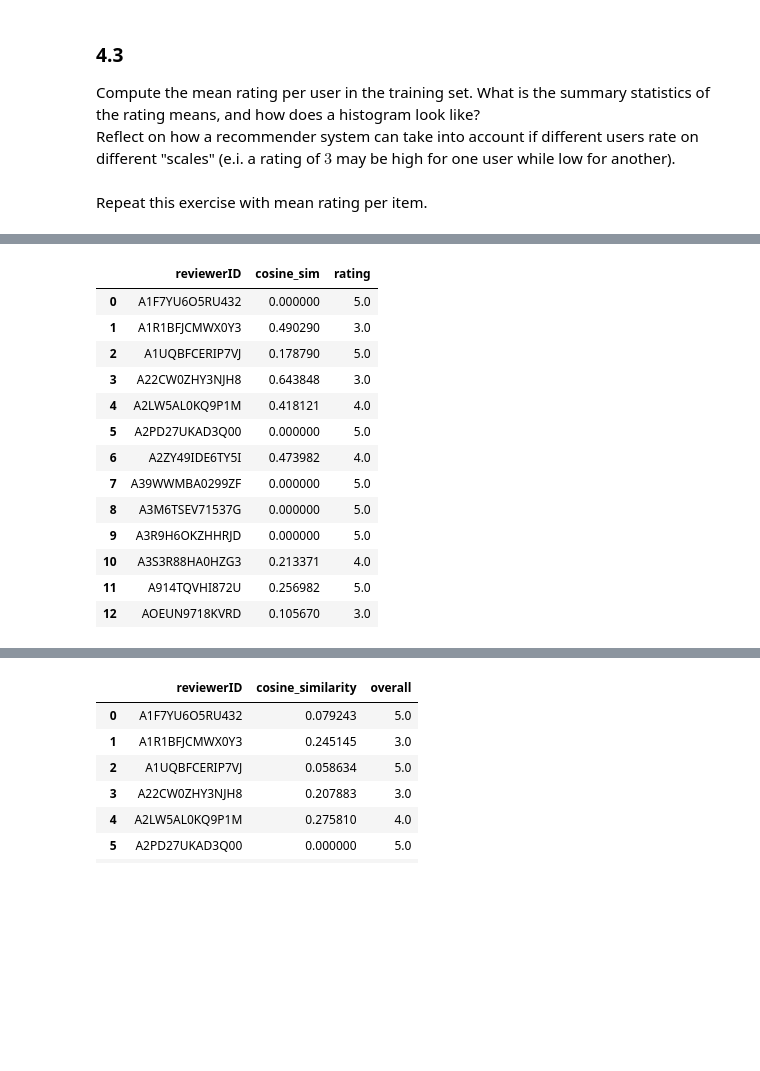
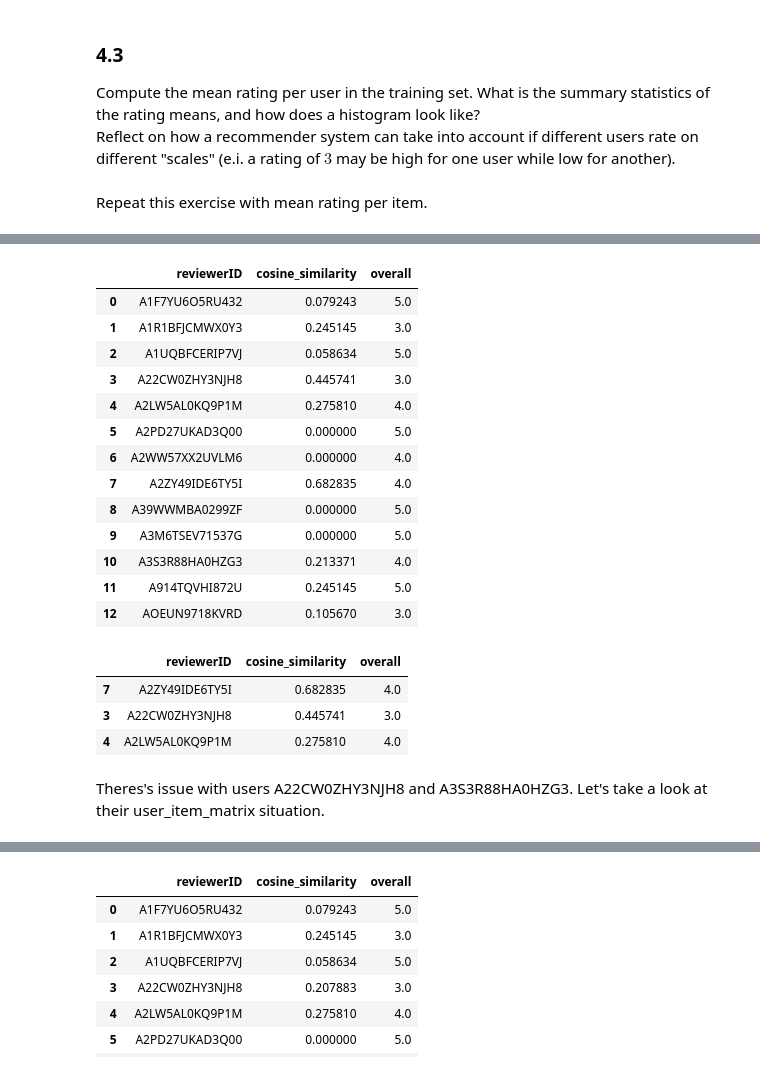
Before and after one commit to vlr112/WebScicence_FinalProject, a Jupyter notebook: labs/session_1/Session_1.ipynb, the cells around one changed output, grey strips where cells are left out. Saved outputs shown, nothing was run; the diff lists cells and outputs as text; code cells hidden in the pictures; blank space fills up the shorter version.

```diff
--- a/labs/session_1/Session_1.ipynb
+++ b/labs/session_1/Session_1.ipynb
@@ -386,35 +428,39 @@ coisa
 # %%
 def cosine_sim(df, new):
 
   bab = pd.DataFrame(cosine_similarity(df))
   bab.columns = coisa.index
   bab.index = coisa.index
 
   bab = pd.DataFrame(bab['A25C2M3QF9G7OQ']).drop('A25C2M3QF9G7OQ').reset_index()
 
-  bab.columns = ['reviewerID', 'cosine_sim']
+  bab.columns = ['reviewerID', 'cosine_similarity']
   bab =bab.sort_values(by = ['reviewerID']).reset_index()
 
   new = new.sort_values(by = ['reviewerID']).reset_index()
 
 
-  bab['rating'] = pd.DataFrame(new['overall'])
+  bab['overall'] = pd.DataFrame(new['overall'])
 
   return bab.drop(['index'], axis = 1)
 
-cosine_sim(coisa, new)
+oi =cosine_sim(coisa, new)
+
+oi
+
+# Theres's issue with users A22CW0ZHY3NJH8 and A3S3R88HA0HZG3
 # %% [output]
-|  | reviewerID | cosine_sim | rating |
-| 0 | A1F7YU6O5RU432 | 0.000000 | 5.0 |
-| 1 | A1R1BFJCMWX0Y3 | 0.490290 | 3.0 |
-| 2 | A1UQBFCERIP7VJ | 0.178790 | 5.0 |
-| 3 | A22CW0ZHY3NJH8 | 0.643848 | 3.0 |
-| 4 | A2LW5AL0KQ9P1M | 0.418121 | 4.0 |
+|  | reviewerID | cosine_similarity | overall |
+| 0 | A1F7YU6O5RU432 | 0.079243 | 5.0 |
+| 1 | A1R1BFJCMWX0Y3 | 0.245145 | 3.0 |
+| 2 | A1UQBFCERIP7VJ | 0.058634 | 5.0 |
+| 3 | A22CW0ZHY3NJH8 | 0.445741 | 3.0 |
+| 4 | A2LW5AL0KQ9P1M | 0.275810 | 4.0 |
 | 5 | A2PD27UKAD3Q00 | 0.000000 | 5.0 |
-| 6 | A2ZY49IDE6TY5I | 0.473982 | 4.0 |
-| 7 | A39WWMBA0299ZF | 0.000000 | 5.0 |
-| 8 | A3M6TSEV71537G | 0.000000 | 5.0 |
-| 9 | A3R9H6OKZHHRJD | 0.000000 | 5.0 |
+| 6 | A2WW57XX2UVLM6 | 0.000000 | 4.0 |
+| 7 | A2ZY49IDE6TY5I | 0.682835 | 4.0 |
+| 8 | A39WWMBA0299ZF | 0.000000 | 5.0 |
+| 9 | A3M6TSEV71537G | 0.000000 | 5.0 |
 | 10 | A3S3R88HA0HZG3 | 0.213371 | 4.0 |
-| 11 | A914TQVHI872U | 0.256982 | 5.0 |
+| 11 | A914TQVHI872U | 0.245145 | 5.0 |
 | 12 | AOEUN9718KVRD | 0.105670 | 3.0 |
@@ -424,0 +467,10 @@ dee.sort_values(by = ['cosine_sim'], ascending= False)
+# %%
+oi.sort_values(by =['cosine_similarity'], ascending=False).head(3)
+# %% [output]
+|  | reviewerID | cosine_similarity | overall |
+| 7 | A2ZY49IDE6TY5I | 0.682835 | 4.0 |
+| 3 | A22CW0ZHY3NJH8 | 0.445741 | 3.0 |
+| 4 | A2LW5AL0KQ9P1M | 0.275810 | 4.0 |
+# %% [markdown]
+
+Theres's issue with users A22CW0ZHY3NJH8 and A3S3R88HA0HZG3. Let's take a look at their user_item_matrix situation.
```
Also changed, not shown: parts of 41 cells of this notebook.
